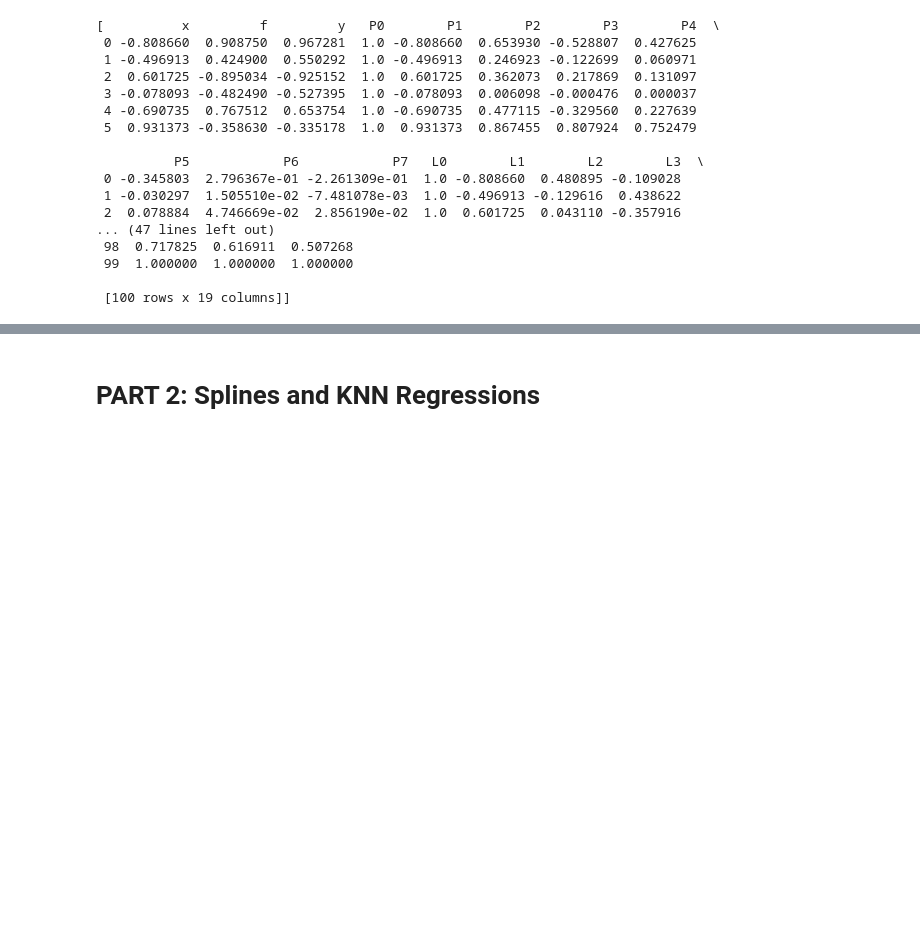
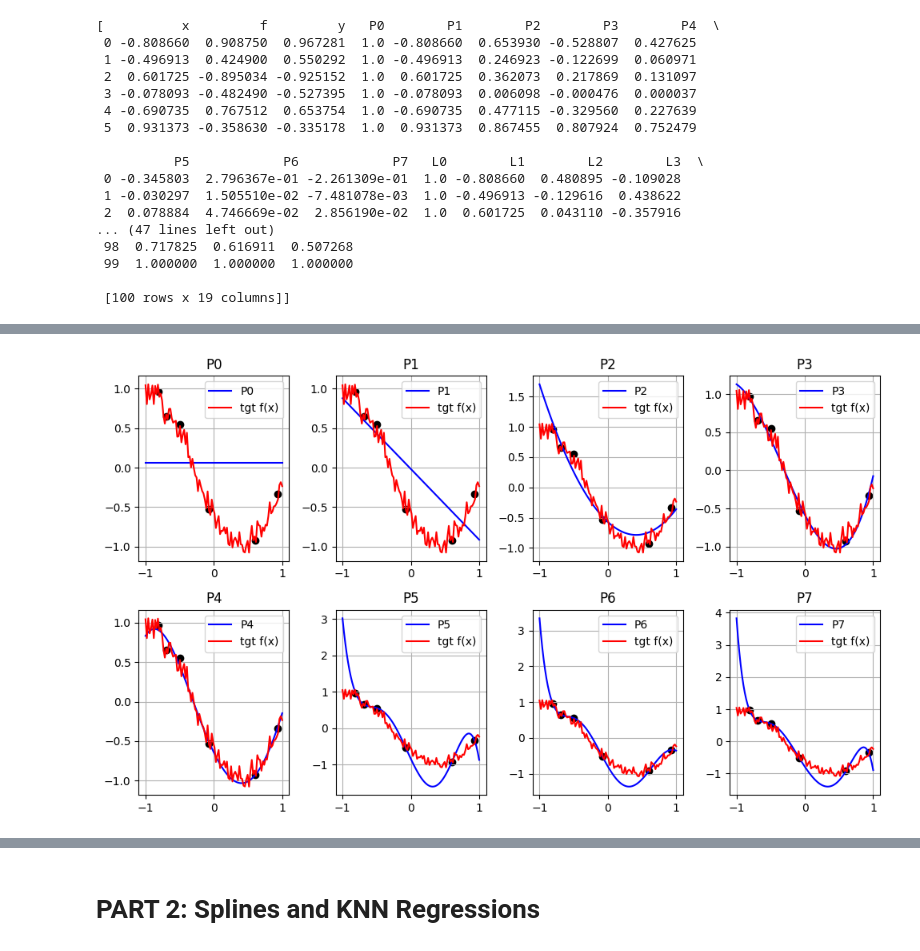
Before and after one commit to dannylam2502/CMPE257, a Jupyter notebook: W6S1.ipynb, the cells around one changed output, grey strips where cells are left out. Cells and saved outputs as stored; diff of their text form; code cells hidden in the pictures; blank space fills up the shorter version.

```diff
--- a/W6S1.ipynb
+++ b/W6S1.ipynb
@@ -194,7 +230,22 @@ for k in range(len(ptags)):
 # %%
 # Exercise #1 (continuation): plot the resulting out-of-sample predictions g(xout) for all eight models
 # computed (generate one subplot per model) along with the target function f(x) and the in-sample data points
 
-# add your code here...
+fig, ax = plt.subplots(2,4,figsize=(10,6))
+
+for k in range(len(ptags)):
+    row = k // 4
+    col = k % 4
+    ax[row, col].plot(data[1]['x'].values, ex1_results[k]['curve'], '-b', label=ptags[k])
+    ax[row, col].plot(data[1]['x'].values, data[1]['y'], '-r', label='tgt f(x)')
+    ax[row, col].scatter(data[0]['x'].values, data[0]['y'], color='black')
+    ax[row, col].set_title(ptags[k])
+    ax[row, col].legend()
+    ax[row, col].grid(True)
+
+plt.tight_layout()
+plt.show()
+# %% [output]
+[figure, added]
 # %%
 # What are your main conclusions from exercise #1?
```
Also changed, not shown: parts of 10 cells of this notebook.
